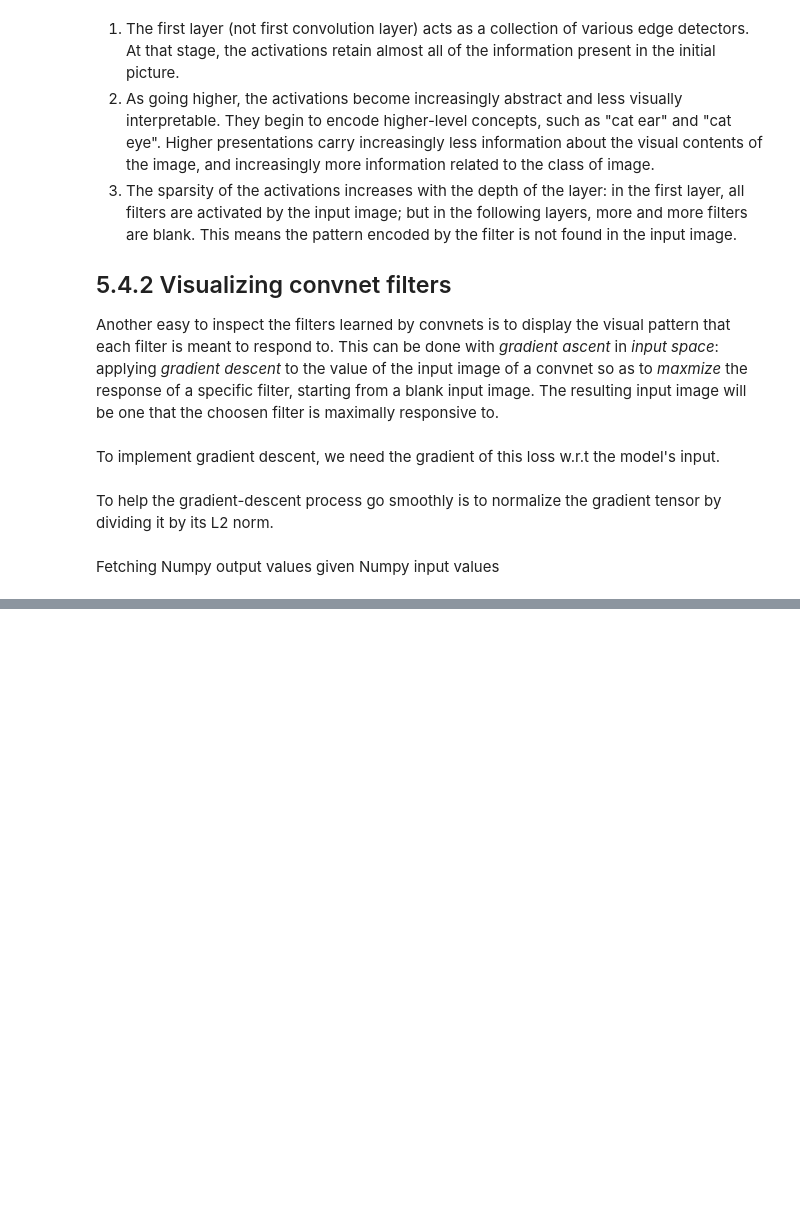
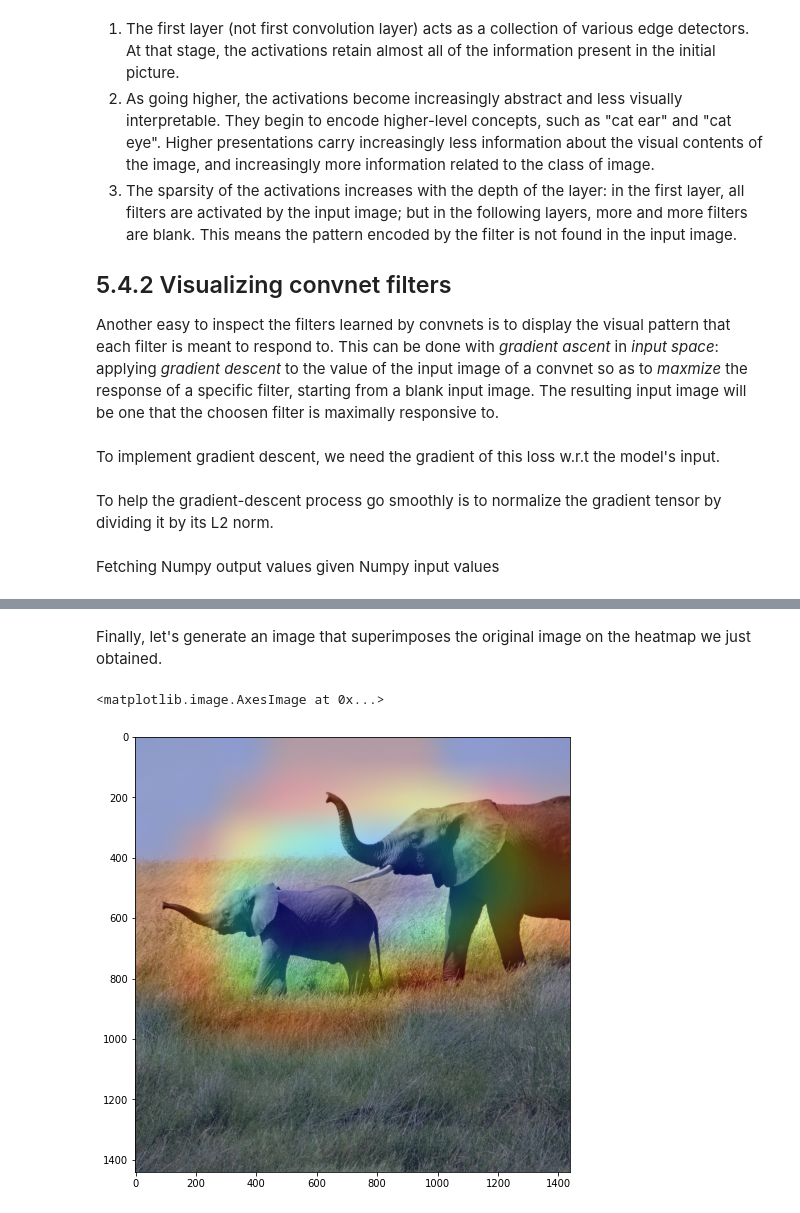
Before and after one commit to yifu-zhang/deep-learning-python_Francois_Chollet, a Jupyter notebook: codes/chapter5/Visualizing_what_convnets_learn.ipynb, the cells around one changed output, grey strips where cells are left out. Cells and saved outputs as stored; diff of their text form; code cells hidden in the pictures; blank space fills up the shorter version.

```diff
--- a/codes/chapter5/Visualizing_what_convnets_learn.ipynb
+++ b/codes/chapter5/Visualizing_what_convnets_learn.ipynb
@@ -165,0 +199,3 @@ loss_value, grads_value = iterate([np.zeros((1, 150, 150, 3))])
+# %%
+preds = model.predict(img_array)
+print(keras.applications.xception.decode_predictions(preds, top=3)[0])
@@ -165,0 +269,26 @@ loss_value, grads_value = iterate([np.zeros((1, 150, 150, 3))])
+# %% [markdown]
+Finally, let's generate an image that superimposes the original image on the heatmap we just obtained.
+# %%
+import matplotlib.cm as cm
+
+img = keras.preprocessing.image.load_img(img_path)
+img = keras.preprocessing.image.img_to_array(img)
+
+heatmap = np.uint8(255 * heatmap)
+
+jet = cm.get_cmap("jet")
+jet_colors = jet(np.arange(256))[:, :3]
+jet_heatmap = jet_colors[heatmap]
+
+jet_heatmap = keras.preprocessing.image.array_to_img(jet_heatmap)
+jet_heatmap = jet_heatmap.resize((img.shape[1], img.shape[0]))
+jet_heatmap = keras.preprocessing.image.img_to_array(jet_heatmap)
+
+superimposed_img = jet_heatmap * 0.4 + img
+superimposed_img = keras.preprocessing.image.array_to_img(superimposed_img)
+
+plt.figure(figsize=(8,8))
+plt.imshow(superimposed_img)
+# %% [output]
+<matplotlib.image.AxesImage at 0x...>
+[figure, added]
```
Also changed, not shown: parts of 20 cells of this notebook.
